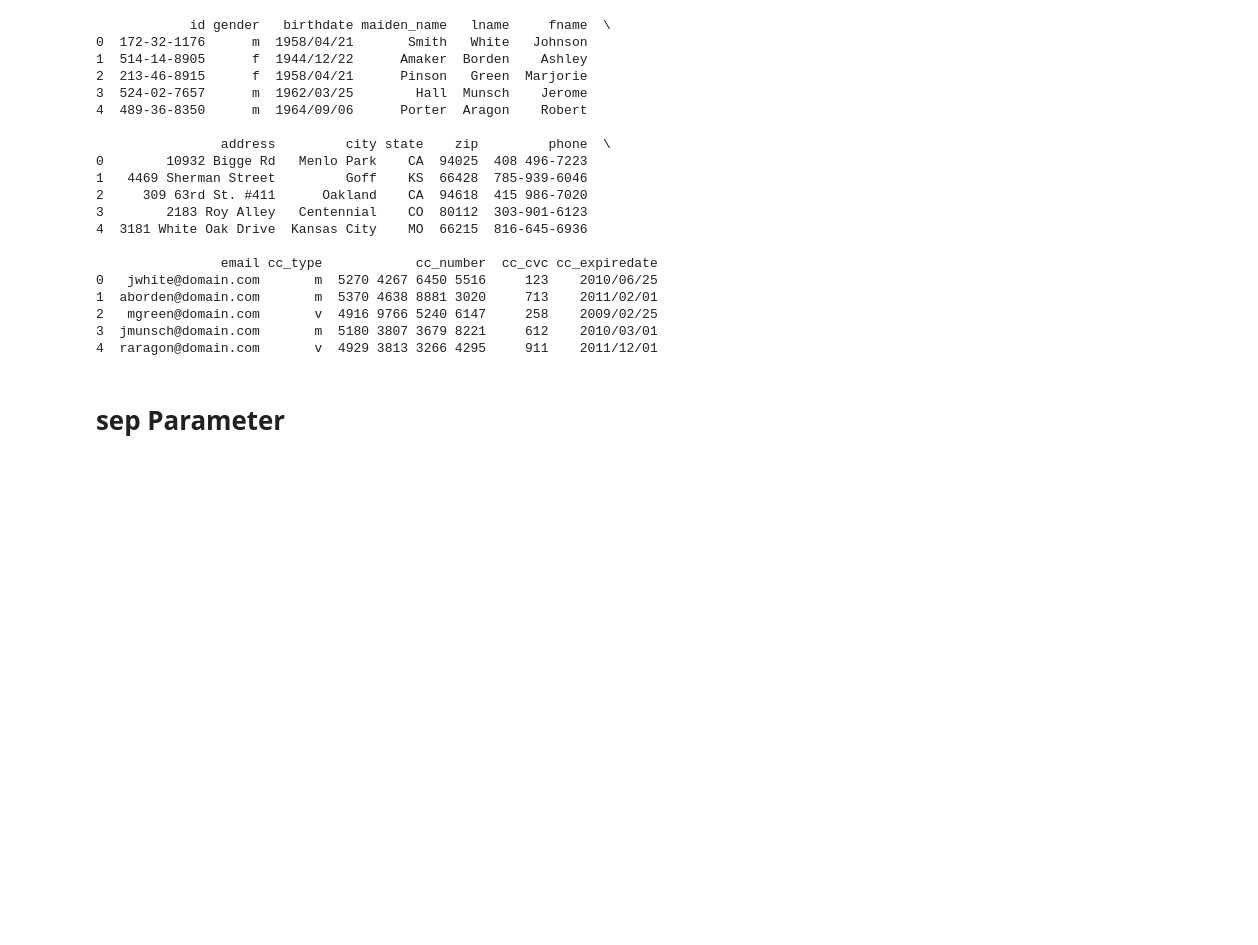
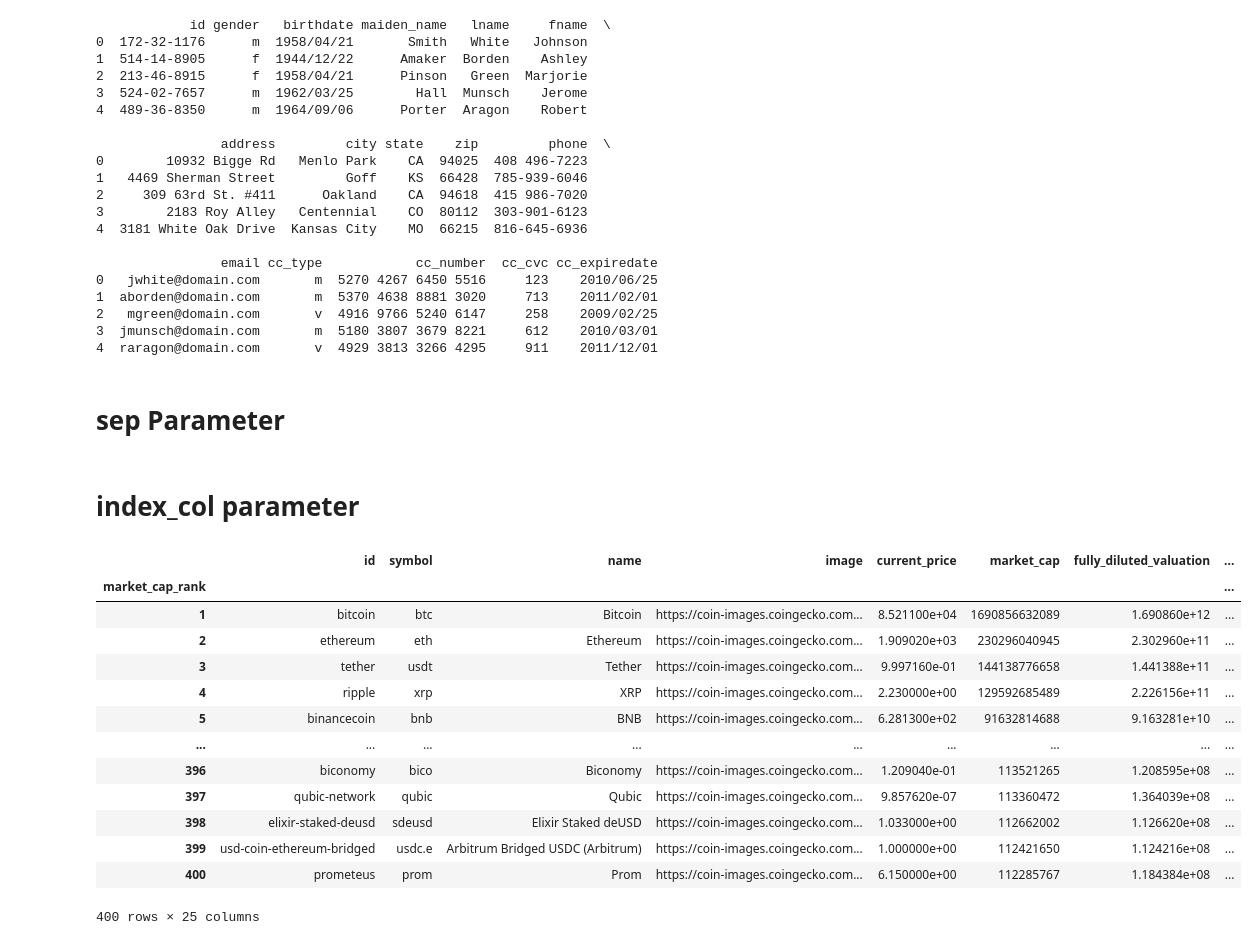
Before and after one commit to Priya-Rathor/Machine-learning, a Jupyter notebook: Day3-DataAnalysis/data-csv.ipynb, the cells around one changed output. Cells and saved outputs as stored; diff of their text form; code cells hidden in the pictures; blank space fills up the shorter version.

```diff
--- a/Day3-DataAnalysis/data-csv.ipynb
+++ b/Day3-DataAnalysis/data-csv.ipynb
@@ -77,0 +80,20 @@ print(df.head())  # just to confirm it's working
+# %% [markdown]
+# index_col parameter
+# %%
+# replace index of that defult to  that coluom which is present in data
+pd.read_csv('crypto_market_data.csv', index_col='market_cap_rank')
+# %% [output]
+|  | id | symbol | name | image | current_price | market_cap | fully_diluted_valuation | ... |
+| market_cap_rank |  |  |  |  |  |  |  | ... |
+| 1 | bitcoin | btc | Bitcoin | https://coin-images.coingecko.com... | 8.521100e+04 | 1690856632089 | 1.690860e+12 | ... |
+| 2 | ethereum | eth | Ethereum | https://coin-images.coingecko.com... | 1.909020e+03 | 230296040945 | 2.302960e+11 | ... |
+| 3 | tether | usdt | Tether | https://coin-images.coingecko.com... | 9.997160e-01 | 144138776658 | 1.441388e+11 | ... |
+| 4 | ripple | xrp | XRP | https://coin-images.coingecko.com... | 2.230000e+00 | 129592685489 | 2.226156e+11 | ... |
+| 5 | binancecoin | bnb | BNB | https://coin-images.coingecko.com... | 6.281300e+02 | 91632814688 | 9.163281e+10 | ... |
+| ... | ... | ... | ... | ... | ... | ... | ... | ... |
+| 396 | biconomy | bico | Biconomy | https://coin-images.coingecko.com... | 1.209040e-01 | 113521265 | 1.208595e+08 | ... |
+| 397 | qubic-network | qubic | Qubic | https://coin-images.coingecko.com... | 9.857620e-07 | 113360472 | 1.364039e+08 | ... |
+| 398 | elixir-staked-deusd | sdeusd | Elixir Staked deUSD | https://coin-images.coingecko.com... | 1.033000e+00 | 112662002 | 1.126620e+08 | ... |
+| 399 | usd-coin-ethereum-bridged | usdc.e | Arbitrum Bridged USDC (Arbitrum) | https://coin-images.coingecko.com... | 1.000000e+00 | 112421650 | 1.124216e+08 | ... |
+| 400 | prometeus | prom | Prom | https://coin-images.coingecko.com... | 6.150000e+00 | 112285767 | 1.184384e+08 | ... |
+400 rows × 25 columns
```
Also changed, not shown: parts of 24 cells of this notebook.
